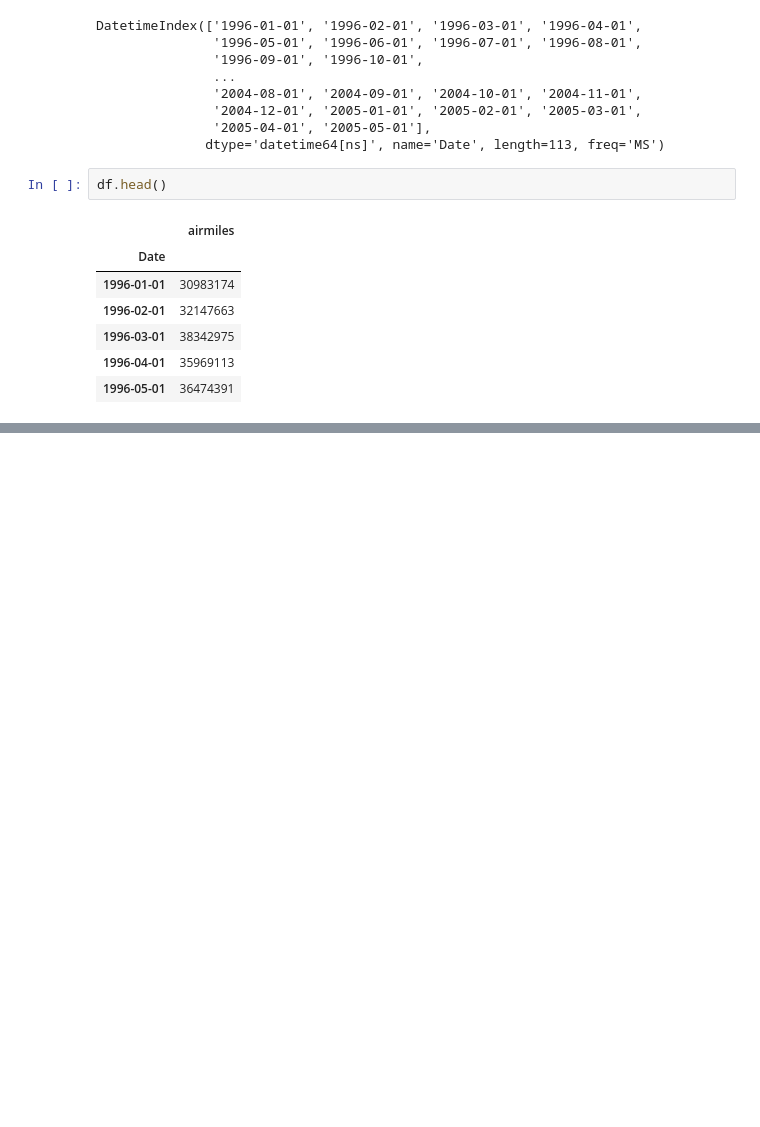
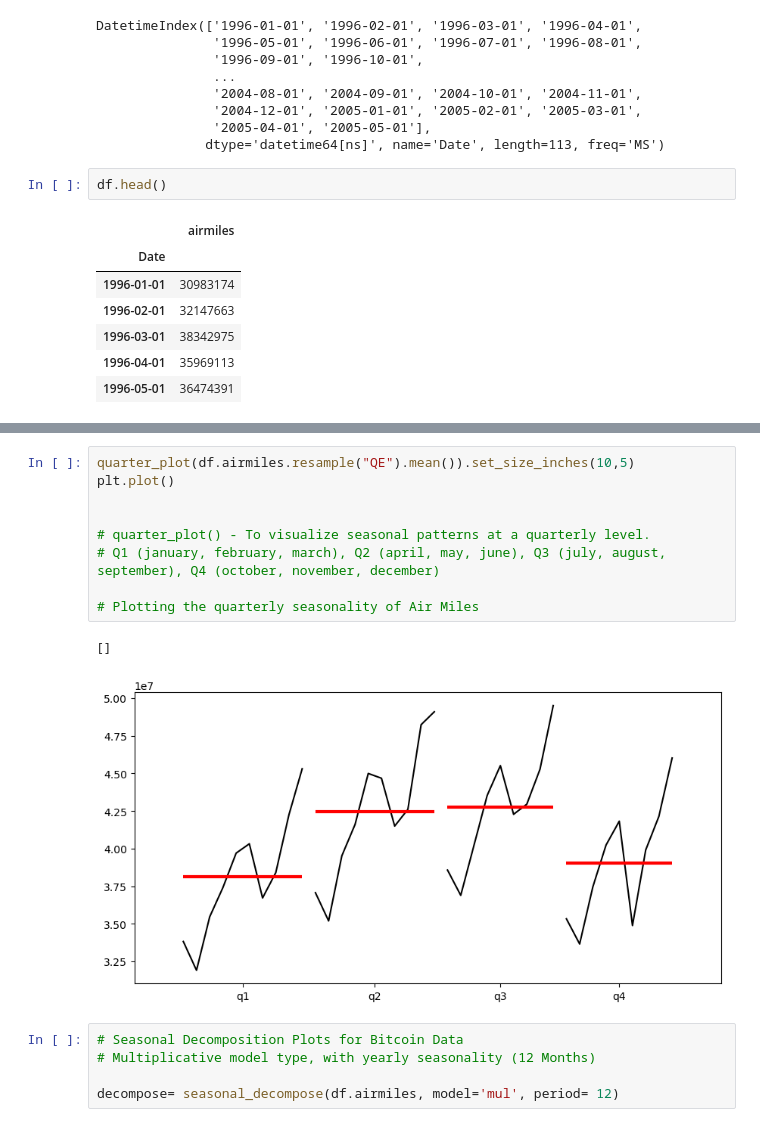
Before and after one commit to steve1-1269/time_series_analysis, a Jupyter notebook: capstone.ipynb, the cells around one changed output, grey strips where cells are left out. Cells and saved outputs as stored; diff of their text form; blank space fills up the shorter version.

Commit message:
performed exponential data analysis on data

```diff
--- a/capstone.ipynb
+++ b/capstone.ipynb
@@ -64,0 +90,17 @@ df.head()
+# %%
+quarter_plot(df.airmiles.resample("QE").mean()).set_size_inches(10,5)
+plt.plot()
+
+
+# quarter_plot() - To visualize seasonal patterns at a quarterly level.
+# Q1 (january, february, march), Q2 (april, may, june), Q3 (july, august, september), Q4 (october, november, december)
+
+# Plotting the quarterly seasonality of Air Miles
+# %% [output]
+[]
+[figure, added]
+# %%
+# Seasonal Decomposition Plots for Bitcoin Data
+# Multiplicative model type, with yearly seasonality (12 Months)
+
+decompose= seasonal_decompose(df.airmiles, model='mul', period= 12)
```
Also changed, not shown: parts of 9 cells of this notebook, 1 other file.
